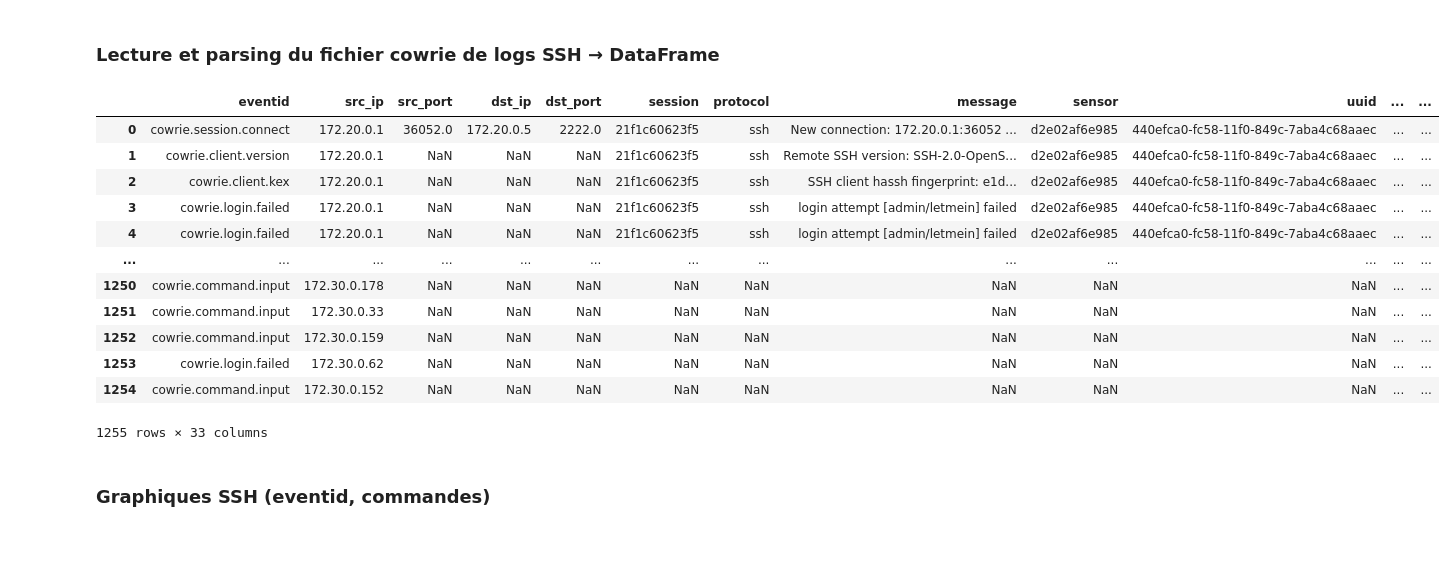
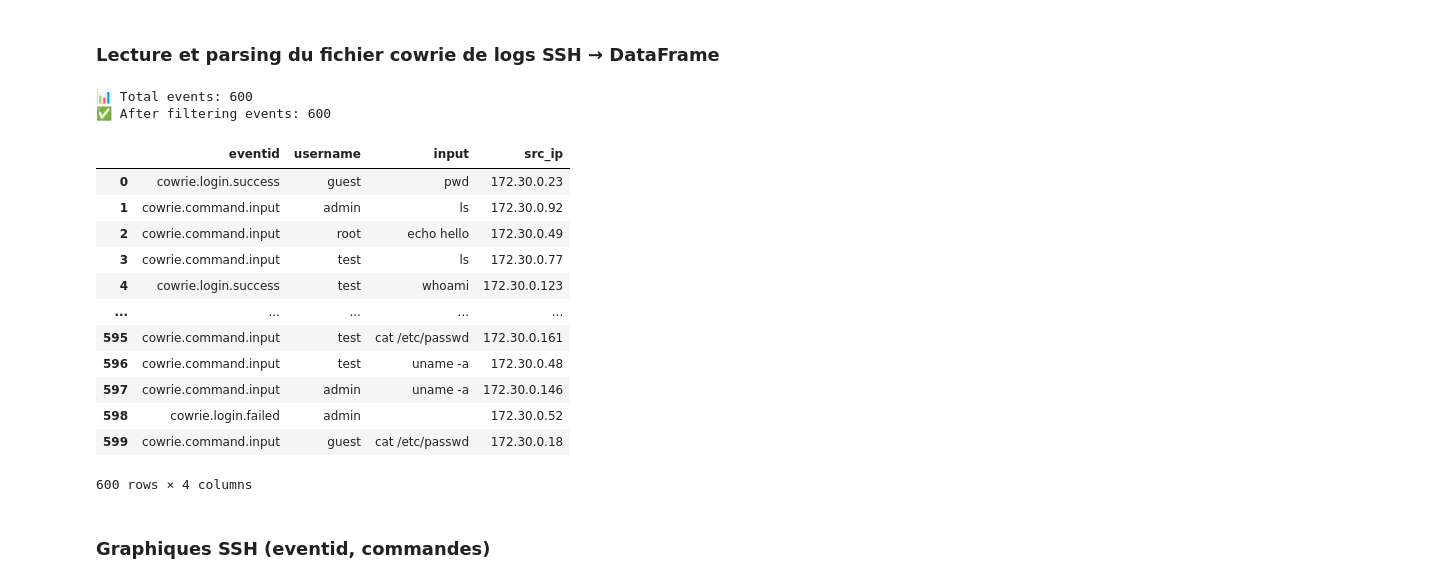
Before and after one commit to Mamba1990/honeypot-intelligent, a Jupyter notebook: notebooks/02_ssh_exploration.ipynb, the cells around one changed output. Drawn from its saved outputs; the diff is of its cells as text; code cells hidden in the pictures; blank space fills up the shorter version.

```diff
--- a/notebooks/02_ssh_exploration.ipynb
+++ b/notebooks/02_ssh_exploration.ipynb
@@ -3,37 +3,69 @@
 # %%
 import json
 import pandas as pd
 
 path = "../ml/data/cowrie.json"
 
 rows = []
+
 with open(path, "r", encoding="utf-8", errors="ignore") as f:
     for line in f:
-        line=line.strip()
+        line = line.strip()
         if not line:
             continue
         try:
             rows.append(json.loads(line))
         except:
-            pass
+            continue
 
+# DataFrame brut
 df_ssh = pd.DataFrame(rows)
-#df_ssh.head()
-df_ssh
+
+print("📊 Total events:", len(df_ssh))
+
+# 🎯 Garder seulement les events utiles
+VALID_EVENTS = [
+    "cowrie.login.failed",
+    "cowrie.login.success",
+    "cowrie.command.input"
+]
+
+df_ssh = df_ssh[df_ssh["eventid"].isin(VALID_EVENTS)]
+
+print("✅ After filtering events:", len(df_ssh))
+
+# 🎯 Nettoyage commandes vides
+df_ssh["input"] = df_ssh["input"].fillna("")
+df_ssh = df_ssh[
+    (df_ssh["eventid"] != "cowrie.command.input") |
+    (df_ssh["input"].str.strip().str.len() > 1)
+]
+
+# 🎯 Remplir colonnes utiles
+df_ssh["username"] = df_ssh["username"].fillna("unknown")
+df_ssh["src_ip"] = df_ssh.get("src_ip", "").fillna("unknown")
+
+# 🎯 Reset index propre
+df_ssh = df_ssh.reset_index(drop=True)
+
+# 🎯 Aperçu propre
+df_ssh[["eventid", "username", "input", "src_ip"]]
 # %% [output]
+📊 Total events: 600
+✅ After filtering events: 600
-|  | eventid | src_ip | src_port | dst_ip | dst_port | session | protocol | message | sensor | uuid | ... | ... |
-| 0 | cowrie.session.connect | 172.20.0.1 | 36052.0 | 172.20.0.5 | 2222.0 | 21f1c60623f5 | ssh | New connection: 172.20.0.1:36052 ... | d2e02af6e985 | 440efca0-fc58-11f0-849c-7aba4c68aaec | ... | ... |
-| 1 | cowrie.client.version | 172.20.0.1 | NaN | NaN | NaN | 21f1c60623f5 | ssh | Remote SSH version: SSH-2.0-OpenS... | d2e02af6e985 | 440efca0-fc58-11f0-849c-7aba4c68aaec | ... | ... |
-| 2 | cowrie.client.kex | 172.20.0.1 | NaN | NaN | NaN | 21f1c60623f5 | ssh | SSH client hassh fingerprint: e1d... | d2e02af6e985 | 440efca0-fc58-11f0-849c-7aba4c68aaec | ... | ... |
-| 3 | cowrie.login.failed | 172.20.0.1 | NaN | NaN | NaN | 21f1c60623f5 | ssh | login attempt [admin/letmein] failed | d2e02af6e985 | 440efca0-fc58-11f0-849c-7aba4c68aaec | ... | ... |
-| 4 | cowrie.login.failed | 172.20.0.1 | NaN | NaN | NaN | 21f1c60623f5 | ssh | login attempt [admin/letmein] failed | d2e02af6e985 | 440efca0-fc58-11f0-849c-7aba4c68aaec | ... | ... |
-| ... | ... | ... | ... | ... | ... | ... | ... | ... | ... | ... | ... | ... |
-| 1250 | cowrie.command.input | 172.30.0.178 | NaN | NaN | NaN | NaN | NaN | NaN | NaN | NaN | ... | ... |
-| 1251 | cowrie.command.input | 172.30.0.33 | NaN | NaN | NaN | NaN | NaN | NaN | NaN | NaN | ... | ... |
-| 1252 | cowrie.command.input | 172.30.0.159 | NaN | NaN | NaN | NaN | NaN | NaN | NaN | NaN | ... | ... |
-| 1253 | cowrie.login.failed | 172.30.0.62 | NaN | NaN | NaN | NaN | NaN | NaN | NaN | NaN | ... | ... |
-| 1254 | cowrie.command.input | 172.30.0.152 | NaN | NaN | NaN | NaN | NaN | NaN | NaN | NaN | ... | ... |
+|  | eventid | username | input | src_ip |
+| 0 | cowrie.login.success | guest | pwd | 172.30.0.23 |
+| 1 | cowrie.command.input | admin | ls | 172.30.0.92 |
+| 2 | cowrie.command.input | root | echo hello | 172.30.0.49 |
+| 3 | cowrie.command.input | test | ls | 172.30.0.77 |
+| 4 | cowrie.login.success | test | whoami | 172.30.0.123 |
+| ... | ... | ... | ... | ... |
+| 595 | cowrie.command.input | test | cat /etc/passwd | 172.30.0.161 |
+| 596 | cowrie.command.input | test | uname -a | 172.30.0.48 |
+| 597 | cowrie.command.input | admin | uname -a | 172.30.0.146 |
+| 598 | cowrie.login.failed | admin |  | 172.30.0.52 |
+| 599 | cowrie.command.input | guest | cat /etc/passwd | 172.30.0.18 |
-1255 rows × 33 columns
+600 rows × 4 columns
 # %% [markdown]
 ### Graphiques SSH (eventid, commandes)
 # %%
```
Also changed, not shown: parts of 11 cells of this notebook, 12 other files.
